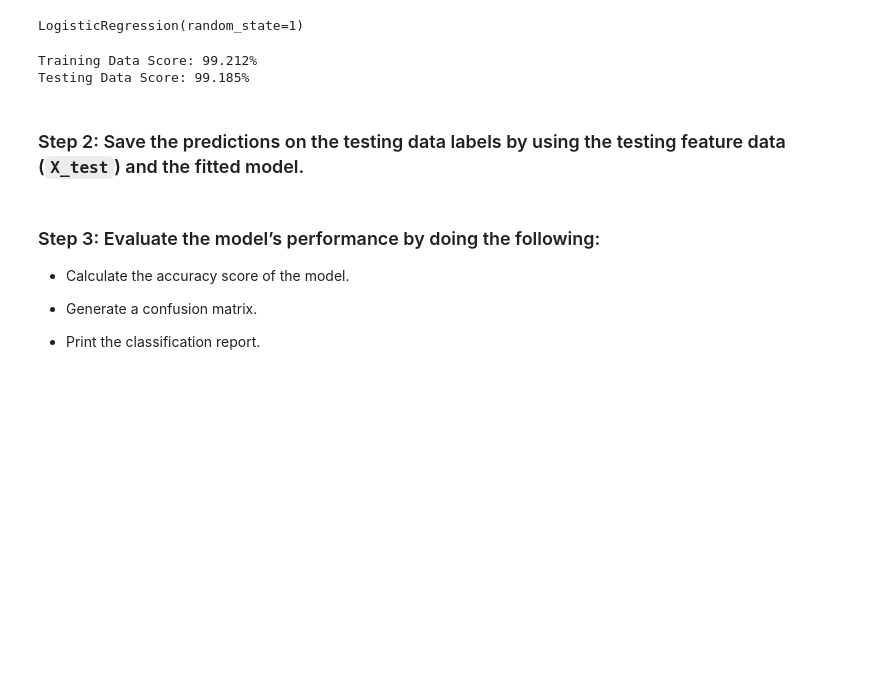
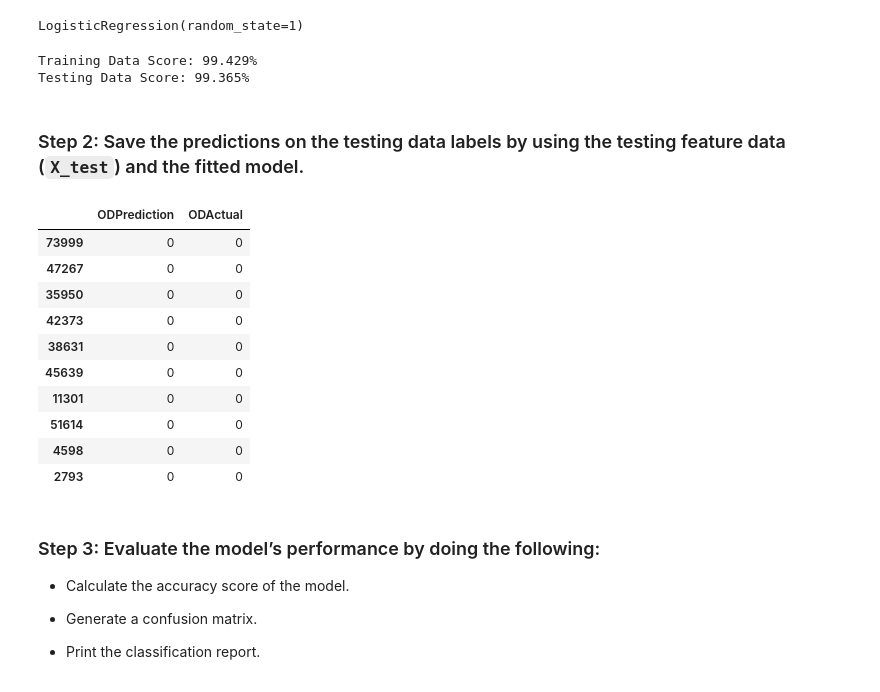
Before and after one commit to mugsiemx/credit-risk-classification, a Jupyter notebook: Credit_Risk/credit_risk_classification.ipynb, the cells around one changed output. Drawn from its saved outputs; the diff is of its cells as text; code cells hidden in the pictures; blank space fills up the shorter version.

```diff
--- a/Credit_Risk/credit_risk_classification.ipynb
+++ b/Credit_Risk/credit_risk_classification.ipynb
@@ -134,17 +159,29 @@ ODclassifier.fit(X_train, y_train)
 LogisticRegression(random_state=1)
 # %%
 # Score the model
-print(f"Training Data Score: {ODclassifier.score(X_train, y_train):.3%}")
-print(f"Testing Data Score: {ODclassifier.score(X_test, y_test):.3%}")
+print(f"Training Data Score: {ODclassifier.score(X_train_scaled, y_train):.3%}")
+print(f"Testing Data Score: {ODclassifier.score(X_test_scaled, y_test):.3%}")
 # %% [output]
-Training Data Score: 99.212%
-Testing Data Score: 99.185%
+Training Data Score: 99.429%
+Testing Data Score: 99.365%
 # %% [markdown]
 ### Step 2: Save the predictions on the testing data labels by using the testing feature data (`X_test`) and the fitted model.
 # %%
 # Make a prediction using the testing data
-ODpredictions = ODclassifier.predict(X_test)
-# pd.DataFrame({"Prediction": predictions, "Actual": y_test}).tail(10)
+ODpredictions = ODclassifier.predict(X_test_scaled)
+pd.DataFrame({"ODPrediction": ODpredictions, "ODActual": y_test}).tail(10)
+# %% [output]
+|  | ODPrediction | ODActual |
+| 73999 | 0 | 0 |
+| 47267 | 0 | 0 |
+| 35950 | 0 | 0 |
+| 42373 | 0 | 0 |
+| 38631 | 0 | 0 |
+| 45639 | 0 | 0 |
+| 11301 | 0 | 0 |
+| 51614 | 0 | 0 |
+| 4598 | 0 | 0 |
+| 2793 | 0 | 0 |
 # %% [markdown]
 ### Step 3: Evaluate the model’s performance by doing the following:
 
```
Also changed, not shown: parts of 33 cells of this notebook, 1 other file.
